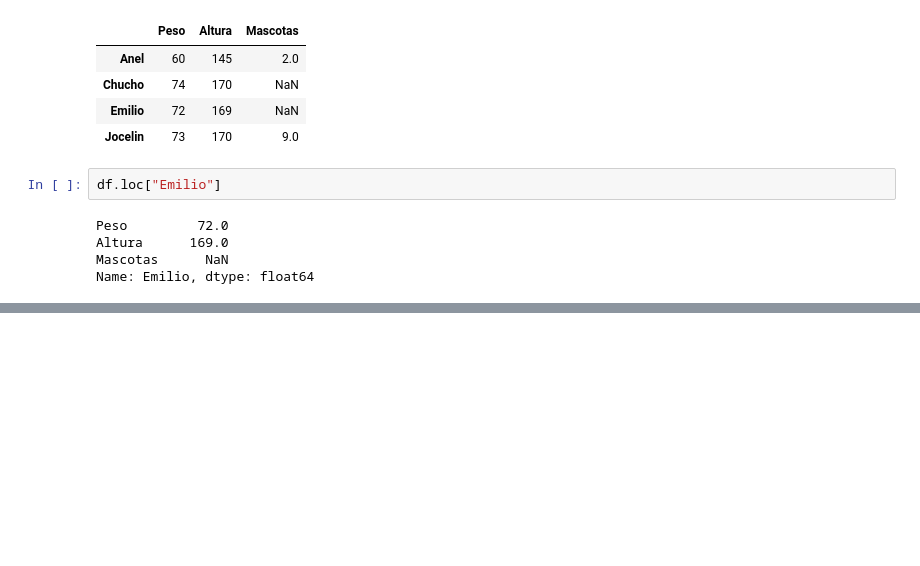
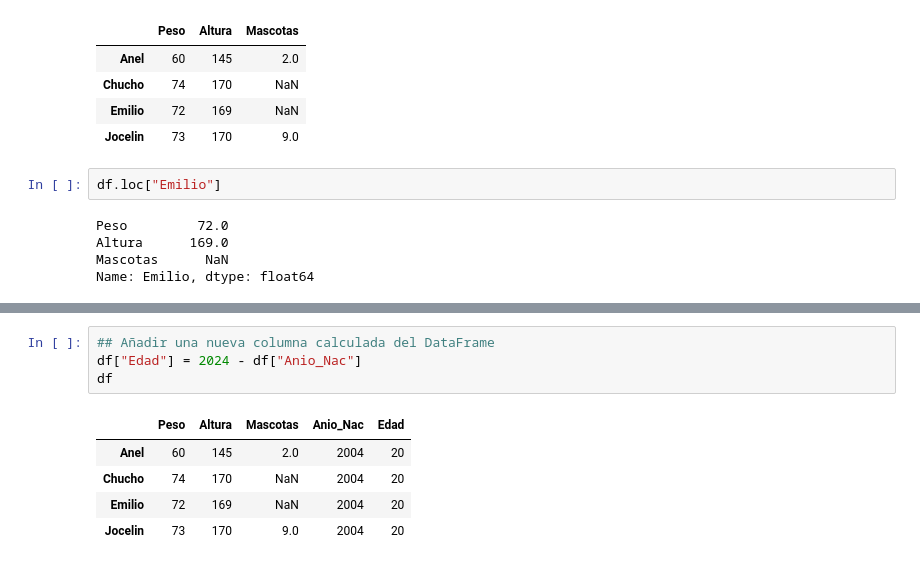
Before and after one commit to itsFDavid/Simulacion, a Jupyter notebook: 02-Pandas/02-Pandas.ipynb, the cells around one changed output, grey strips where cells are left out. Drawn from its saved outputs; the diff is of its cells as text; blank space fills up the shorter version.

```diff
--- a/02-Pandas/02-Pandas.ipynb
+++ b/02-Pandas/02-Pandas.ipynb
@@ -316,0 +376,10 @@ df.iloc[1:3]
+# %%
+## Añadir una nueva columna calculada del DataFrame
+df["Edad"] = 2024 - df["Anio_Nac"]
+df
+# %% [output]
+|  | Peso | Altura | Mascotas | Anio_Nac | Edad |
+| Anel | 60 | 145 | 2.0 | 2004 | 20 |
+| Chucho | 74 | 170 | NaN | 2004 | 20 |
+| Emilio | 72 | 169 | NaN | 2004 | 20 |
+| Jocelin | 73 | 170 | 9.0 | 2004 | 20 |
```
Also changed, not shown: parts of 13 cells of this notebook.
